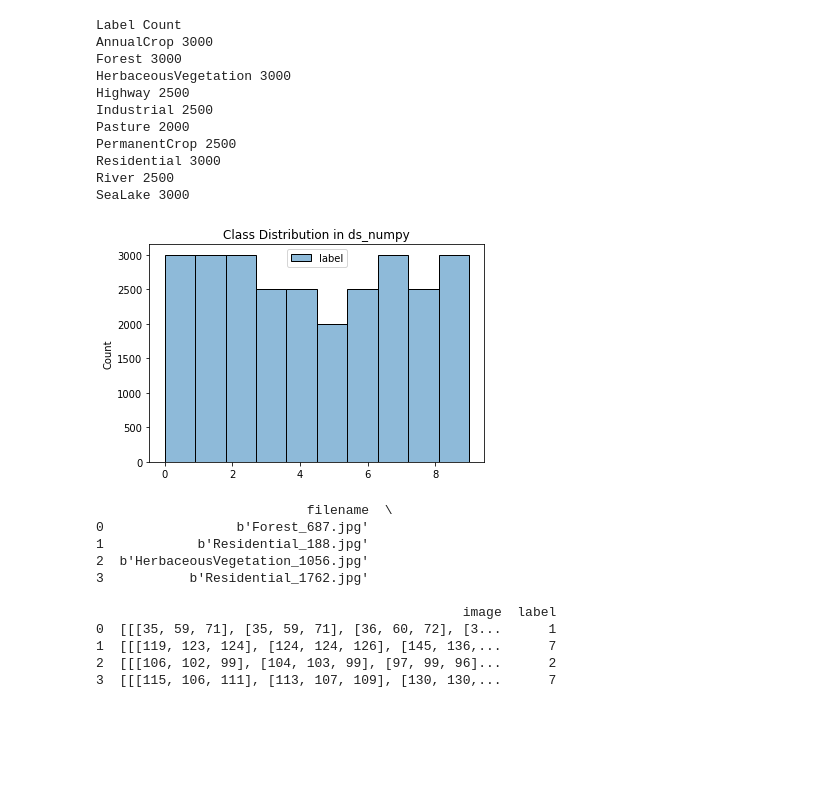
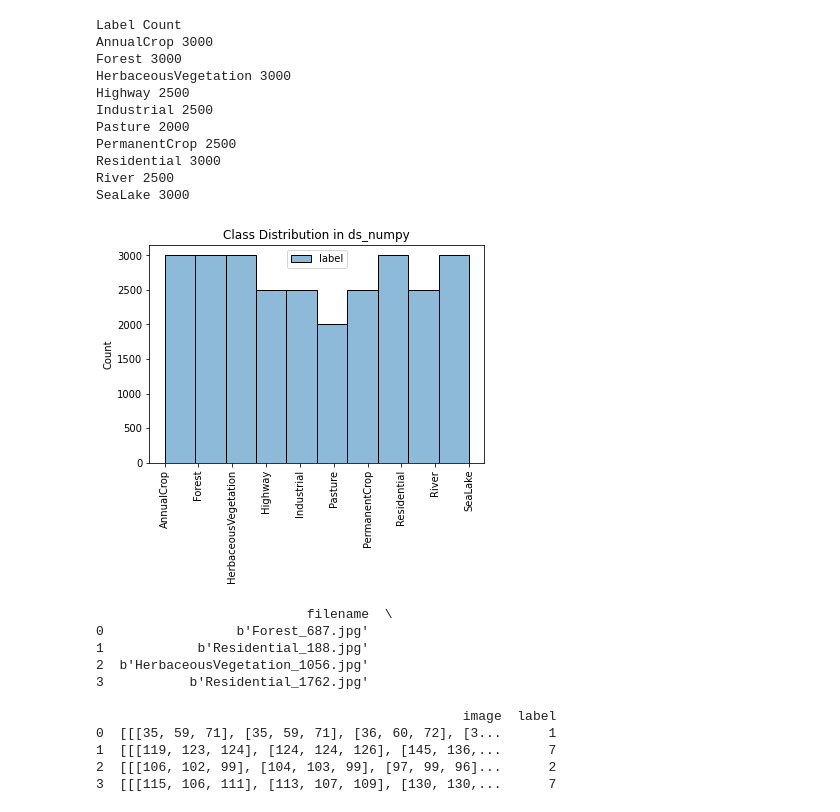
Before and after one commit to lucashoeft/Intelligent-Data-Analysis-2-Project, a Jupyter notebook: Intelligent-Data-Analysis-2-Project.ipynb, the cells around one changed output. Saved outputs shown, nothing was run; the diff lists cells and outputs as text; code cells hidden in the pictures; blank space fills up the shorter version.

```diff
--- a/Intelligent-Data-Analysis-2-Project.ipynb
+++ b/Intelligent-Data-Analysis-2-Project.ipynb
@@ -120,9 +120,11 @@ River 2500
 SeaLake 3000
 # %%
 class_distribution = sns.histplot(ds_numpy, bins=10).set_title("Class Distribution in ds_numpy")
+plt.xticks(ticks=range(0, 10), labels=info.features["label"].names, rotation=90)
+plt.show()
 class_distribution.figure.savefig('report/figures/class_distribution.png', dpi=300, transparent=False, facecolor='white')
 # %% [output]
-[figure, old version]
+[figure, new version]
 # %%
 tfds.as_dataframe(ds.take(4), info)
 # %% [output]
```
Also changed, not shown: parts of 30 cells of this notebook.
